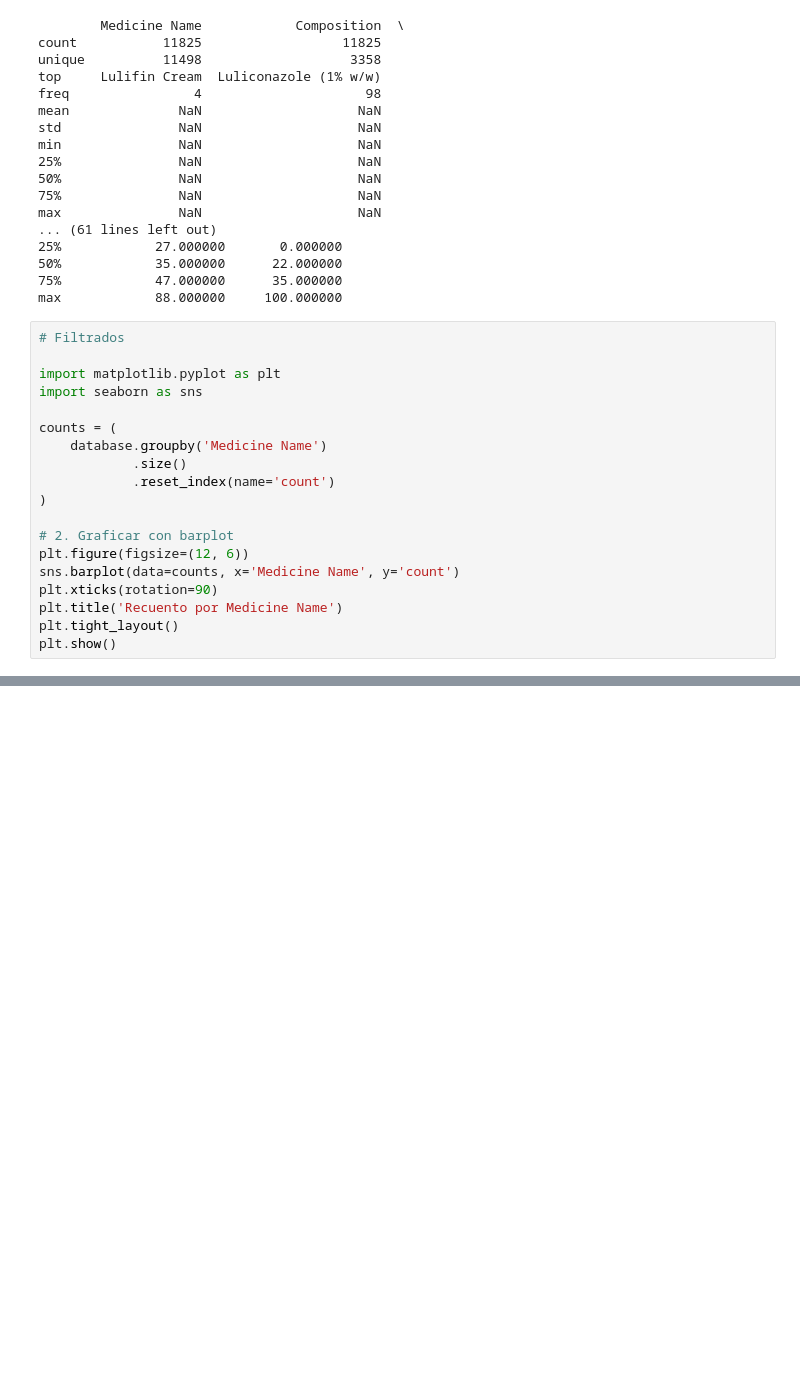
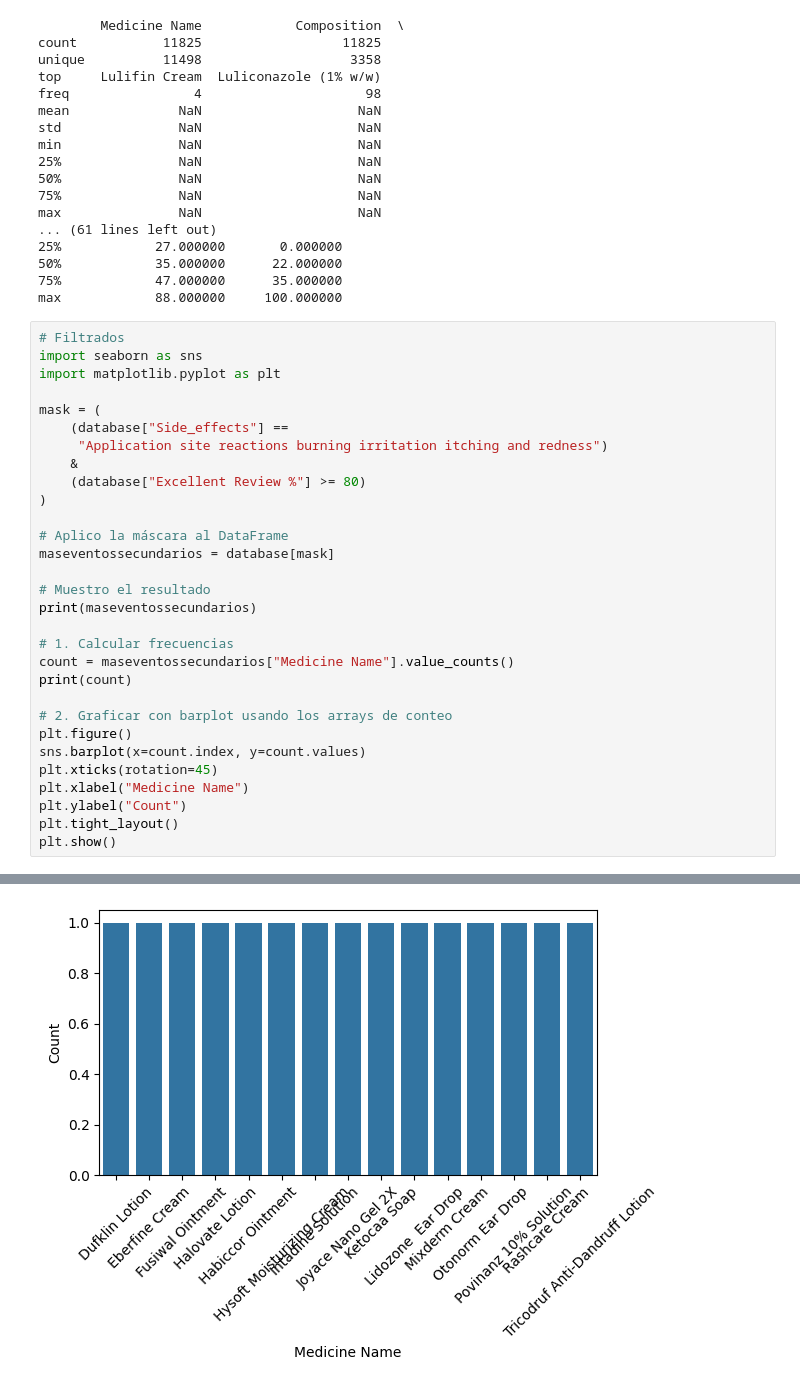
Before and after one commit to CamilaUribeNorena/Estadistica-Medicinas, a Jupyter notebook: Medicinas.ipnyb.ipynb, the cells around one changed output, grey strips where cells are left out. Cells and saved outputs as stored; diff of their text form; blank space fills up the shorter version.

```diff
--- a/Medicinas.ipnyb.ipynb
+++ b/Medicinas.ipnyb.ipynb
@@ -83,20 +83,32 @@ max               NaN                    NaN
 max            88.000000     100.000000
 # %%
 # Filtrados
+import seaborn as sns
+import matplotlib.pyplot as plt
 
-import matplotlib.pyplot as plt
-import seaborn as sns
-
-counts = (
-    database.groupby('Medicine Name')
-            .size()
-            .reset_index(name='count')
+mask = (
+    (database["Side_effects"] ==
+     "Application site reactions burning irritation itching and redness")
+    &
+    (database["Excellent Review %"] >= 80)
 )
 
-# 2. Graficar con barplot
-plt.figure(figsize=(12, 6))
-sns.barplot(data=counts, x='Medicine Name', y='count')
-plt.xticks(rotation=90)
-plt.title('Recuento por Medicine Name')
+# Aplico la máscara al DataFrame
+maseventossecundarios = database[mask]
+
+# Muestro el resultado
+print(maseventossecundarios)
+
+# 1. Calcular frecuencias
+count = maseventossecundarios["Medicine Name"].value_counts()
+print(count)
+
+# 2. Graficar con barplot usando los arrays de conteo
+plt.figure()
+sns.barplot(x=count.index, y=count.values)
+plt.xticks(rotation=45)
+plt.xlabel("Medicine Name")
+plt.ylabel("Count")
 plt.tight_layout()
 plt.show()
+# %% [output]
@@ -102,0 +132 @@ plt.show()
+[figure, added]
```
Also changed, not shown: parts of 1 cell of this notebook.
